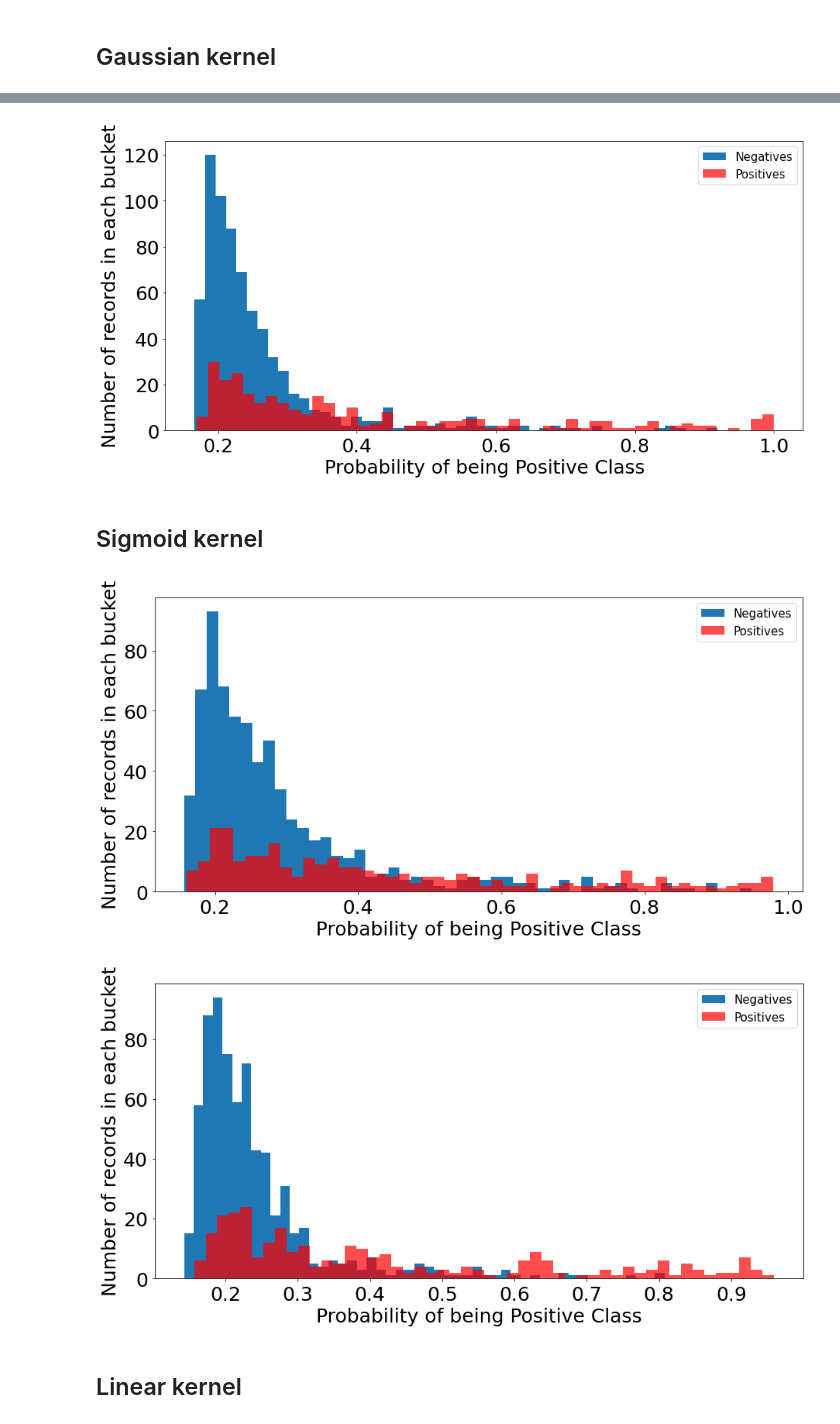
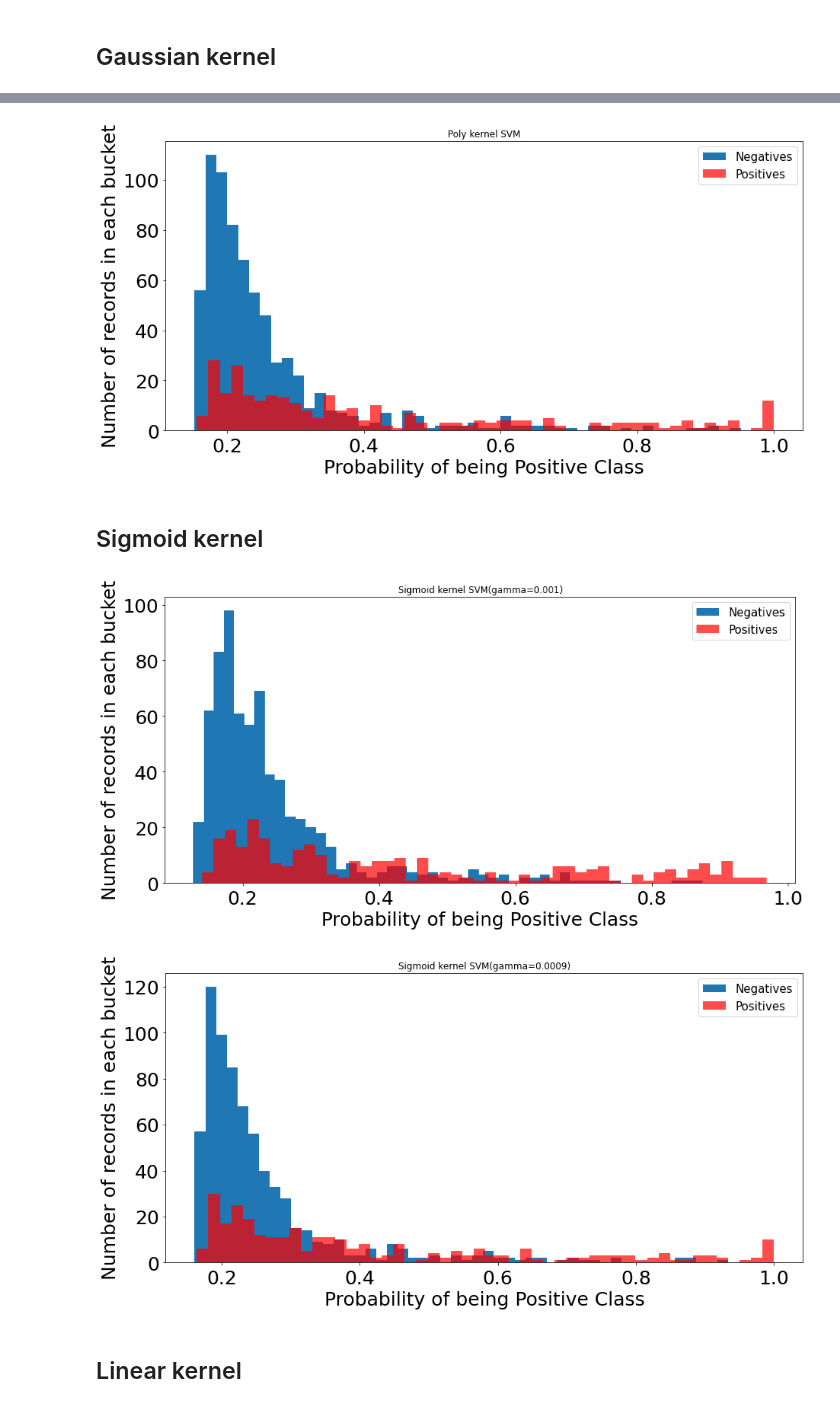
Before and after one commit to Fir-lat/Happy_NLP, a Jupyter notebook: kernel_logistic_regression.ipynb, the cells around one changed output, grey strips where cells are left out. Cells and saved outputs as stored; diff of their text form; code cells hidden in the pictures.

```diff
--- a/kernel_logistic_regression.ipynb
+++ b/kernel_logistic_regression.ipynb
@@ -113,6 +116,9 @@ print(x.shape)
 (1000, 9114)
 # %%
 class Model(object):
+    """
+    This class uses svm with different kernel functions
+    """
     def __init__(self, kernel = "linear", C = 1.0, gamma = 'auto', degree = 3, coef0 = 0., anova = False, percentile = 10):
         self.kernel = kernel
         self.C = C
@@ -121,6 +127,7 @@ class Model(object):
         self.coef0 = coef0
         self.anova = anova
         self.percentile = percentile
+        # anova: of no use, just skip it
         if anova:
             self.model = Pipeline(
                 [
@@ -140,7 +147,9 @@ class Model(object):
     def predict_proba(self, x):
         return self.model.predict_proba(x)
 # %%
-def plt_hist(scores, y, coef = np.zeros((4, 2)), output = False):
+## to plot histograms
+
+def plt_hist(scores, y, coef = np.zeros((4, 2)), title = "Histogram", output = False):
     plt.figure(figsize=(15,7))
     plt.hist(scores[[i for i, x in zip(range(len(y)), y) if x == 0]], bins=50, label='Negatives')
     plt.hist(scores[[i for i, x in zip(range(len(y)), y) if x == 1]], bins=50, label='Positives', alpha = 0.7, color='r')
@@ -148,10 +157,15 @@ def plt_hist(scores, y, coef = np.zeros((4, 2)), output = False):
     plt.ylabel('Number of records in each bucket', fontsize=25)
     plt.legend(fontsize=15)
     plt.tick_params(axis='both', labelsize=25, pad=5)
+    # to save the figure
     if output:
         coef_str = '_'.join('_'.join(str(int(x)) for x in line) for line in coef)
-        plt.title(coef_str)
-        imagepath = 'images/coef' + coef_str + '.png'
+        if title != "Histogram":
+            plt.title(title)
+            imagepath = 'images/' + title + '.jpg'
+        else:
+            plt.title(coef_str)
+            imagepath = 'images/coef' + coef_str + '.jpg'
         plt.savefig(imagepath)
     else:
         plt.show()
@@ -166,0 +181,6 @@ plt_hist(initial_scores, y)
+# %%
+## Chosen
+initial_model = linear_model.LogisticRegression()
+initial_model.fit(x, y)
+initial_scores = initial_model.predict_proba(x)[ : , 1]
+plt_hist(initial_scores, y, title = "Logistic regression(unbalanced)", output = True)
@@ -196,25 +218,25 @@ plt_hist(scores, y)
 model = Model(kernel = 'poly', degree = 1)
 model.fit(x, y)
 scores = model.predict_proba(x)[ : , 1]
-plt_hist(scores, y)
+plt_hist(scores, y, title = "Poly kernel SVM", output = True)
 # %% [output]
-[figure, old version]
+[figure, new version]
 # %% [markdown]
 ## Sigmoid kernel
 # %%
-model = Model(kernel = 'sigmoid', gamma = 0.001, coef0 = 10)
+model = Model(kernel = 'sigmoid', gamma = 0.001)
 model.fit(x, y)
 scores = model.predict_proba(x)[ : , 1]
-plt_hist(scores, y)
+plt_hist(scores, y, title = "Sigmoid kernel SVM(gamma=0.001)", output = True)
 # %% [output]
-[figure, old version]
+[figure, new version]
 # %%
-model = Model(kernel = 'sigmoid', gamma = 0.0009)
+model = Model(kernel = 'sigmoid', gamma = 0.0001)
 model.fit(x, y)
 scores = model.predict_proba(x)[ : , 1]
-plt_hist(scores, y)
+plt_hist(scores, y, title = "Sigmoid kernel SVM(gamma=0.0009)", output = True)
 # %% [output]
-[figure, old version]
+[figure, new version]
 # %% [markdown]
 ## Linear kernel
 # %%
```
Also changed, not shown: parts of 41 cells of this notebook.
